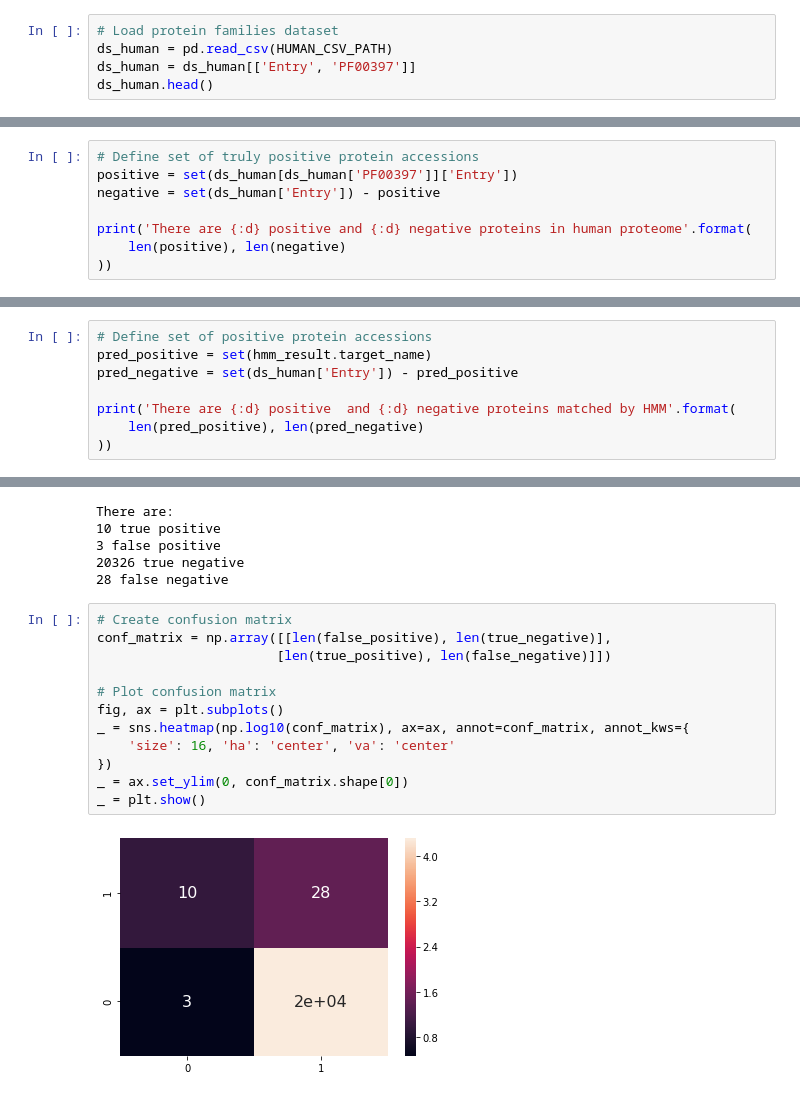
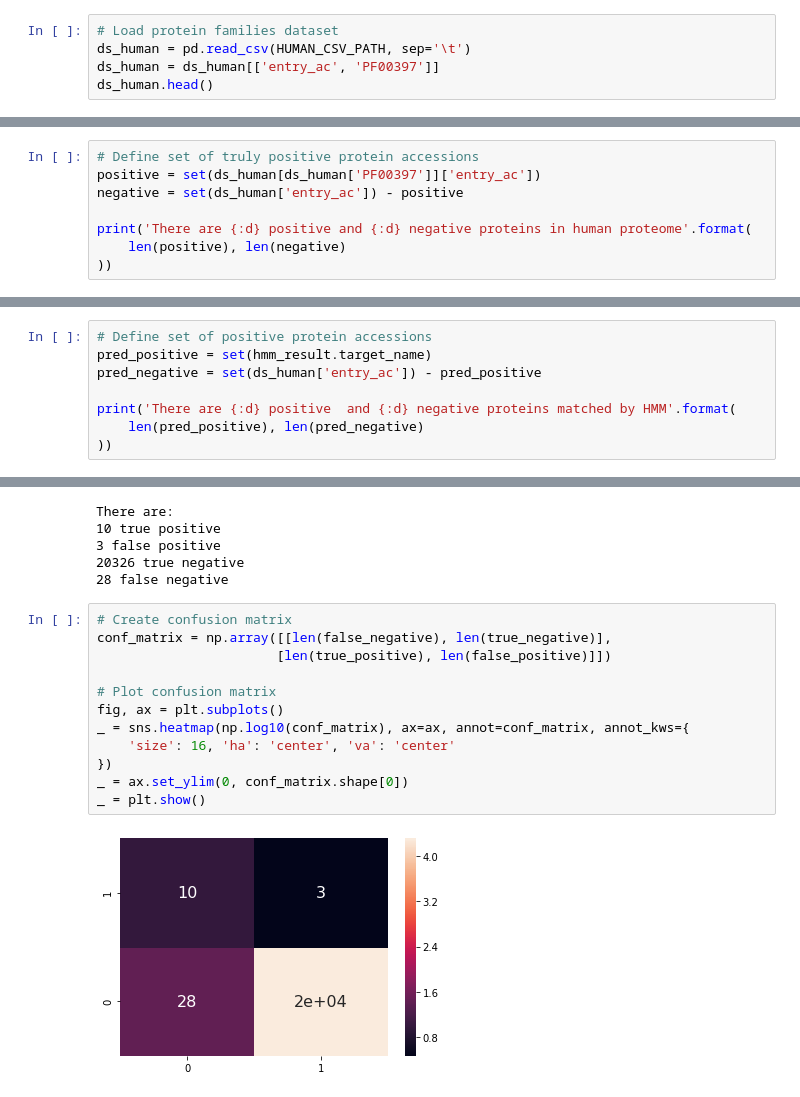
Before and after one commit to damiclem/proteincake, a Jupyter notebook: models.ipynb, the cells around one changed output, grey strips where cells are left out. Drawn from its saved outputs; the diff is of its cells as text.

```diff
--- a/models.ipynb
+++ b/models.ipynb
@@ -27,7 +27,7 @@ HMM_MODEL_PATH = 'models/model.hmm'  # Hidden Markov Model path
 PSSM_MODEL_PATH = 'models/model.pssm'  # PSSM model path
 # %%
 # Load protein families dataset
-ds_human = pd.read_csv(HUMAN_CSV_PATH)
-ds_human = ds_human[['Entry', 'PF00397']]
+ds_human = pd.read_csv(HUMAN_CSV_PATH, sep='\t')
+ds_human = ds_human[['entry_ac', 'PF00397']]
 ds_human.head()
 # %% [output]
@@ -70,8 +70,8 @@ print('There are {:d} positive  and {:d} negative proteins matched by PSSM'.form
 There are 45 positive  and 20322 negative proteins matched by PSSM
 # %%
 # Define set of truly positive protein accessions
-positive = set(ds_human[ds_human['PF00397']]['Entry'])
-negative = set(ds_human['Entry']) - positive
+positive = set(ds_human[ds_human['PF00397']]['entry_ac'])
+negative = set(ds_human['entry_ac']) - positive
 
 print('There are {:d} positive and {:d} negative proteins in human proteome'.format(
     len(positive), len(negative)
@@ -143,7 +143,7 @@ hmm_result[['target_name', 'dom_i_evalue', 'dom_c_evalue']].head()
 # %%
 # Define set of positive protein accessions
 pred_positive = set(hmm_result.target_name)
-pred_negative = set(ds_human['Entry']) - pred_positive
+pred_negative = set(ds_human['entry_ac']) - pred_positive
 
 print('There are {:d} positive  and {:d} negative proteins matched by HMM'.format(
     len(pred_positive), len(pred_negative)
@@ -170,15 +170,15 @@ There are:
 28 false negative
 # %%
 # Create confusion matrix
-conf_matrix = np.array([[len(false_positive), len(true_negative)],
-                       [len(true_positive), len(false_negative)]])
+conf_matrix = np.array([[len(false_negative), len(true_negative)],
+                       [len(true_positive), len(false_positive)]])
 
 # Plot confusion matrix
 fig, ax = plt.subplots()
 _ = sns.heatmap(np.log10(conf_matrix), ax=ax, annot=conf_matrix, annot_kws={
     'size': 16, 'ha': 'center', 'va': 'center'
 })
 _ = ax.set_ylim(0, conf_matrix.shape[0])
 _ = plt.show()
 # %% [output]
-[figure, old version]
+[figure, new version]
```
Also changed, not shown: parts of 3 cells of this notebook, 18 other files.
